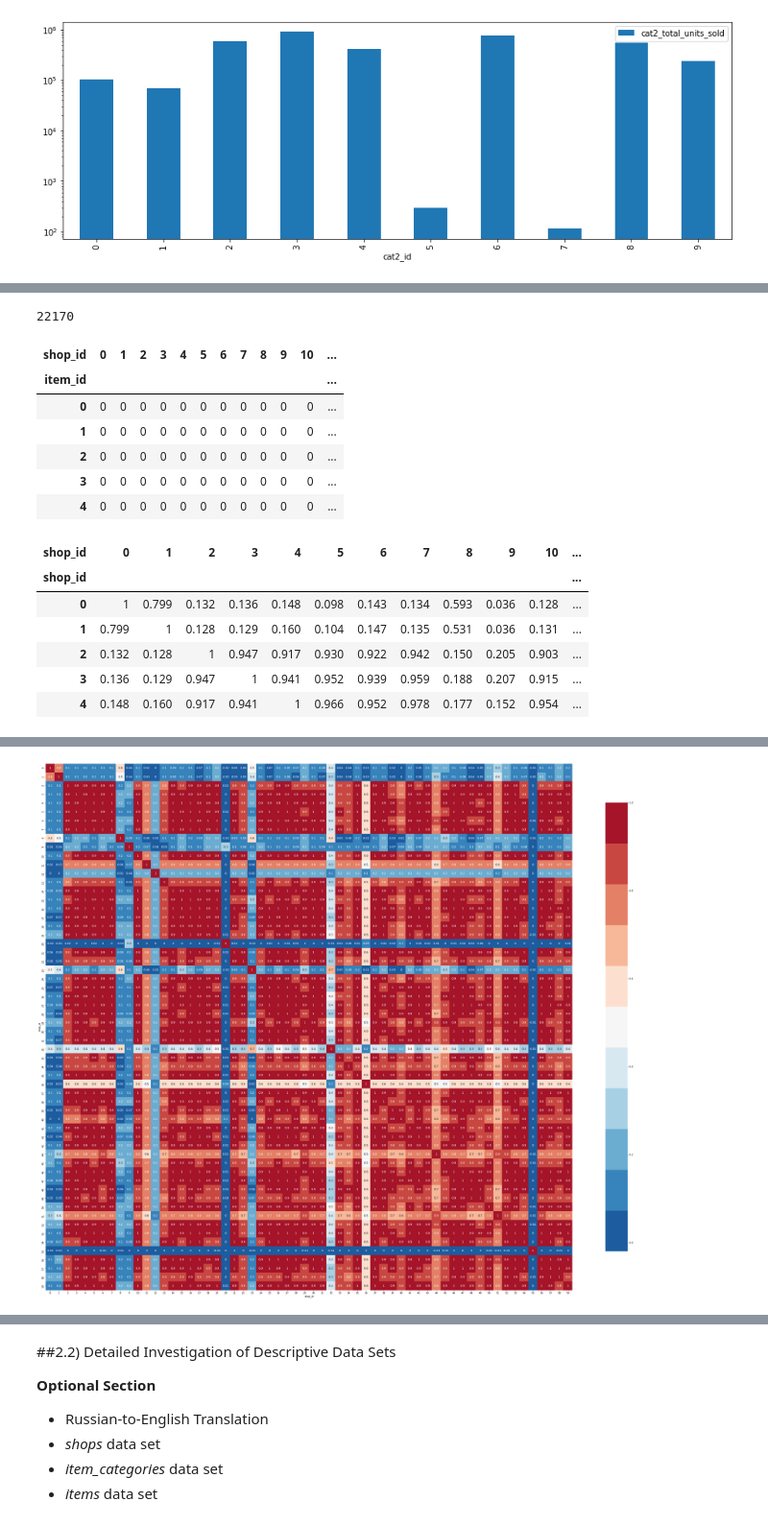
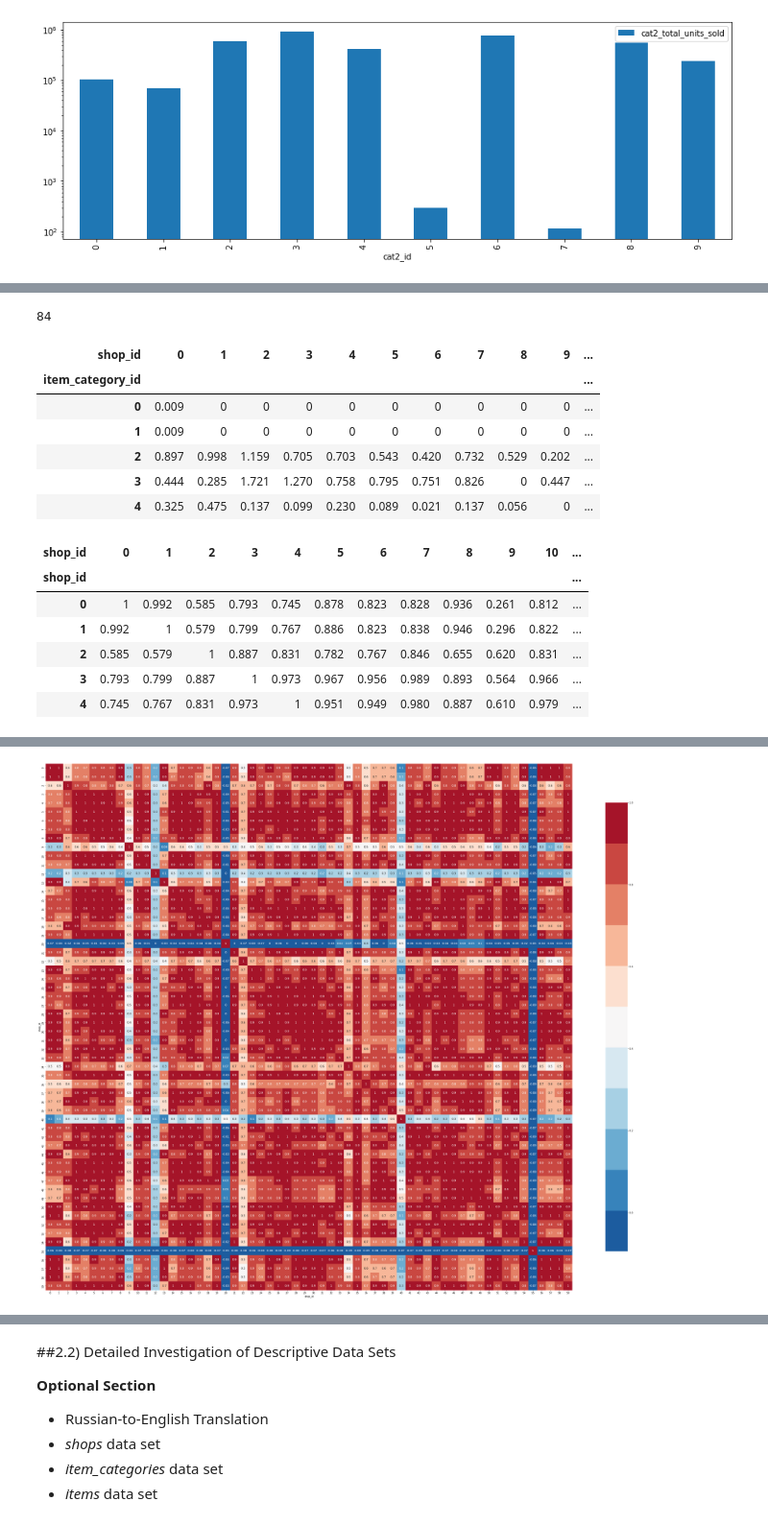
Before and after one commit to migai/Kag, a Jupyter notebook: ipynb_versions/MG_EDA_v2.7 correlation heatmaps.ipynb, the cells around one changed output, grey strips where cells are left out. Shown at 96% size. Drawn from its saved outputs; the diff is of its cells as text; code cells hidden in the pictures.

Commit message:
v2.7 shop-category correlation and subcat update

```diff
--- a/ipynb_versions/MG_EDA_v2.7 correlation heatmaps.ipynb
+++ b/ipynb_versions/MG_EDA_v2.7 correlation heatmaps.ipynb
@@ -1173,11 +1274,11 @@ max         59      22169  ...           100         109.091
 # %%
-# I would like to look at correlations between shops, between items, and between shop-item pairs
-# For this, I need to fill out the shop_item_sales table to include all possible shop-item pairs, using itertools.product
+# I would like to look at correlations between shops, between item categories, and between shop-item_category pairs
+# For this, I need to fill out the shop_catX_sales table to include all possible shop-item_category pairs, using itertools.product
 
 l1=shops['shop_id'].unique().tolist()
-l2=items['item_id'].unique().tolist()
-pairs_df =  pd.DataFrame(list(product(l1,l2))).rename(columns={0:'shop_id',1:'item_id'})
-all_shop_item = pd.merge(pairs_df, shop_item_sales, on=['shop_id', 'item_id'], how='left').fillna(0)
-print(len(all_shop_item))
-all_shop_item.head()
+l2=items['item_category_id'].unique().tolist()
+pairs_df =  pd.DataFrame(list(product(l1,l2))).rename(columns={0:'shop_id',1:'item_category_id'})
+all_shop_cat0 = pd.merge(pairs_df, shop_cat0_sales, on=['shop_id', 'item_category_id'], how='left').fillna(0)
+print("df rows = " + str(len(all_shop_cat0)) + "  and 84 x 60 = " + str(84*60))
+all_shop_cat0.head()
 # %% [output]
@@ -1191,13 +1292,13 @@ all_shop_item.head()
 # %%
-shop_shop_units = all_shop_item.pivot(index='item_id',columns='shop_id',values='shop_units_pct')
-print(len(shop_shop_units))
-shop_shop_units.head()
+shop_shop_units0 = all_shop_cat0.pivot(index='item_category_id',columns='shop_id',values='shop_units_pct')
+print(len(shop_shop_units0))
+shop_shop_units0.head()
 # %% [output]
-22170
+84
-| shop_id | 0 | 1 | 2 | 3 | 4 | 5 | 6 | 7 | 8 | 9 | 10 | ... |
-| item_id |  |  |  |  |  |  |  |  |  |  |  | ... |
-| 0 | 0 | 0 | 0 | 0 | 0 | 0 | 0 | 0 | 0 | 0 | 0 | ... |
-| 1 | 0 | 0 | 0 | 0 | 0 | 0 | 0 | 0 | 0 | 0 | 0 | ... |
-| 2 | 0 | 0 | 0 | 0 | 0 | 0 | 0 | 0 | 0 | 0 | 0 | ... |
-| 3 | 0 | 0 | 0 | 0 | 0 | 0 | 0 | 0 | 0 | 0 | 0 | ... |
-| 4 | 0 | 0 | 0 | 0 | 0 | 0 | 0 | 0 | 0 | 0 | 0 | ... |
+| shop_id | 0 | 1 | 2 | 3 | 4 | 5 | 6 | 7 | 8 | 9 | ... |
+| item_category_id |  |  |  |  |  |  |  |  |  |  | ... |
+| 0 | 0.009 | 0 | 0 | 0 | 0 | 0 | 0 | 0 | 0 | 0 | ... |
+| 1 | 0.009 | 0 | 0 | 0 | 0 | 0 | 0 | 0 | 0 | 0 | ... |
+| 2 | 0.897 | 0.998 | 1.159 | 0.705 | 0.703 | 0.543 | 0.420 | 0.732 | 0.529 | 0.202 | ... |
+| 3 | 0.444 | 0.285 | 1.721 | 1.270 | 0.758 | 0.795 | 0.751 | 0.826 | 0 | 0.447 | ... |
+| 4 | 0.325 | 0.475 | 0.137 | 0.099 | 0.230 | 0.089 | 0.021 | 0.137 | 0.056 | 0 | ... |
@@ -1206,30 +1305,32 @@ corrMatrix = shop_shop_units.corr()
+# %%
+corrMatrix0 = shop_shop_units0.corr()
 # %%
-corrMatrix = corrMatrix.applymap(lambda x: 0 if abs(x) < 0.01 else x)  # stop the heatmap from printing -0.0 in some places instead of always 0.0, and no funky formatting from ":.1g"
+corrMatrix0 = corrMatrix0.applymap(lambda x: 0 if abs(x) < 0.01 else x)  # stop the heatmap from printing -0.0 in some places instead of always 0.0, and no funky formatting from ":.1g"
 # %%
-corrMatrix.head()
+corrMatrix0.head()
 # %% [output]
 | shop_id | 0 | 1 | 2 | 3 | 4 | 5 | 6 | 7 | 8 | 9 | 10 | ... |
 | shop_id |  |  |  |  |  |  |  |  |  |  |  | ... |
-| 0 | 1 | 0.799 | 0.132 | 0.136 | 0.148 | 0.098 | 0.143 | 0.134 | 0.593 | 0.036 | 0.128 | ... |
-| 1 | 0.799 | 1 | 0.128 | 0.129 | 0.160 | 0.104 | 0.147 | 0.135 | 0.531 | 0.036 | 0.131 | ... |
-| 2 | 0.132 | 0.128 | 1 | 0.947 | 0.917 | 0.930 | 0.922 | 0.942 | 0.150 | 0.205 | 0.903 | ... |
-| 3 | 0.136 | 0.129 | 0.947 | 1 | 0.941 | 0.952 | 0.939 | 0.959 | 0.188 | 0.207 | 0.915 | ... |
-| 4 | 0.148 | 0.160 | 0.917 | 0.941 | 1 | 0.966 | 0.952 | 0.978 | 0.177 | 0.152 | 0.954 | ... |
+| 0 | 1 | 0.992 | 0.585 | 0.793 | 0.745 | 0.878 | 0.823 | 0.828 | 0.936 | 0.261 | 0.812 | ... |
+| 1 | 0.992 | 1 | 0.579 | 0.799 | 0.767 | 0.886 | 0.823 | 0.838 | 0.946 | 0.296 | 0.822 | ... |
+| 2 | 0.585 | 0.579 | 1 | 0.887 | 0.831 | 0.782 | 0.767 | 0.846 | 0.655 | 0.620 | 0.831 | ... |
+| 3 | 0.793 | 0.799 | 0.887 | 1 | 0.973 | 0.967 | 0.956 | 0.989 | 0.893 | 0.564 | 0.966 | ... |
+| 4 | 0.745 | 0.767 | 0.831 | 0.973 | 1 | 0.951 | 0.949 | 0.980 | 0.887 | 0.610 | 0.979 | ... |
 # %%
 plt.rcParams["figure.figsize"] = [50,50]
 from IPython.display import Javascript
 display(Javascript('''google.colab.output.setIframeHeight(0, true, {maxHeight: 5000})'''))
 
 #sn.heatmap(corrMatrix, annot=True)
-p = sns.heatmap(corrMatrix,
+p = sns.heatmap(corrMatrix0,
                 cmap= sns.color_palette("RdBu_r", 11), #sns.diverging_palette( 30, 50, s=90, l=60, n=11, center="dark"), #'coolwarm',
                 annot=True,
                 fmt= '.0g', #".1g", #".1f",
                 annot_kws={'size':12},
                 cbar=True,
                 cbar_kws={"shrink": 0.7},
                 square=True)
 plt.show()
 # %% [output]
 [interactive output not drawn]
-[figure, old version]
+[figure, new version]
```
Also changed, not shown: parts of 21 cells of this notebook, 1 other file.
